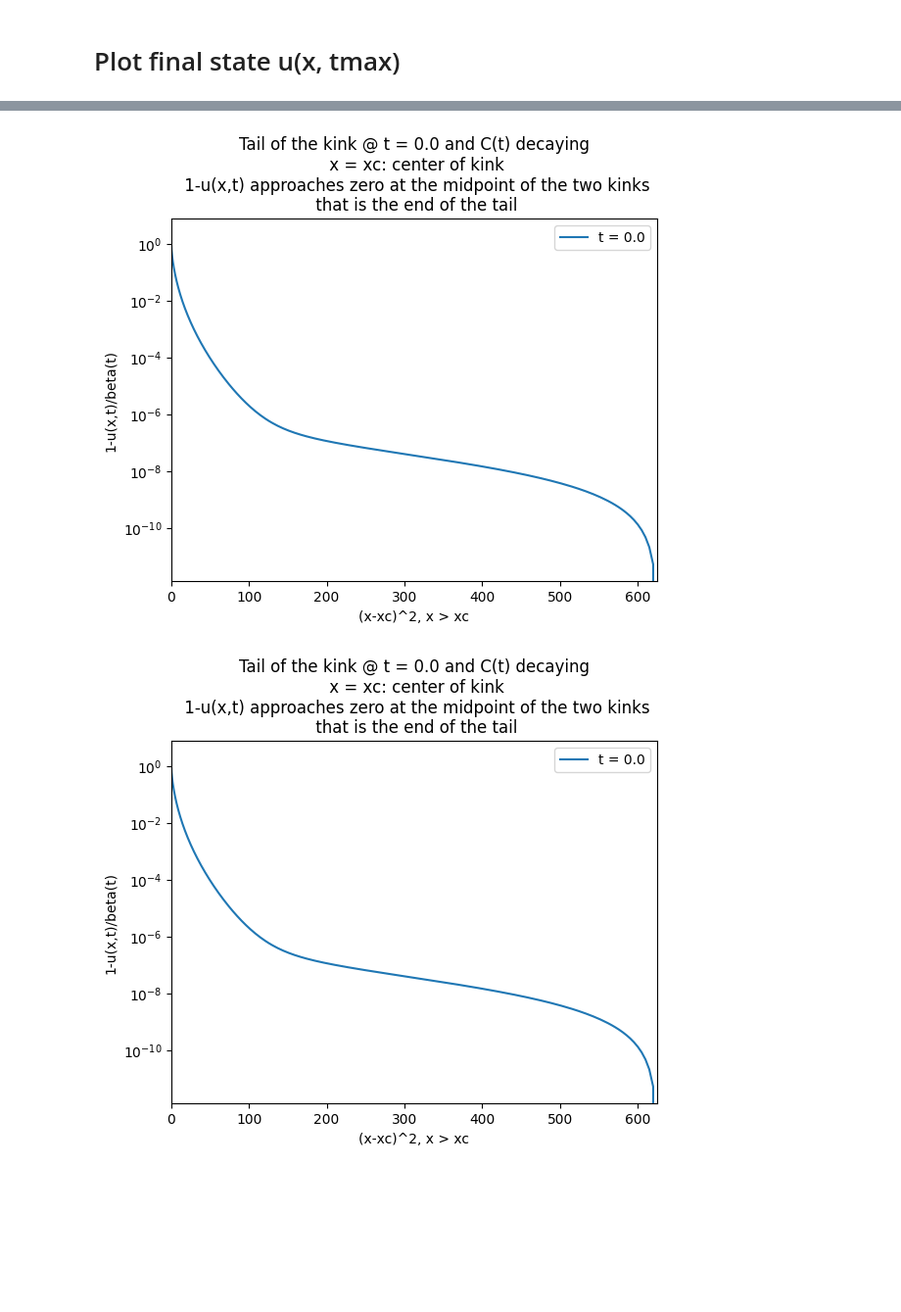
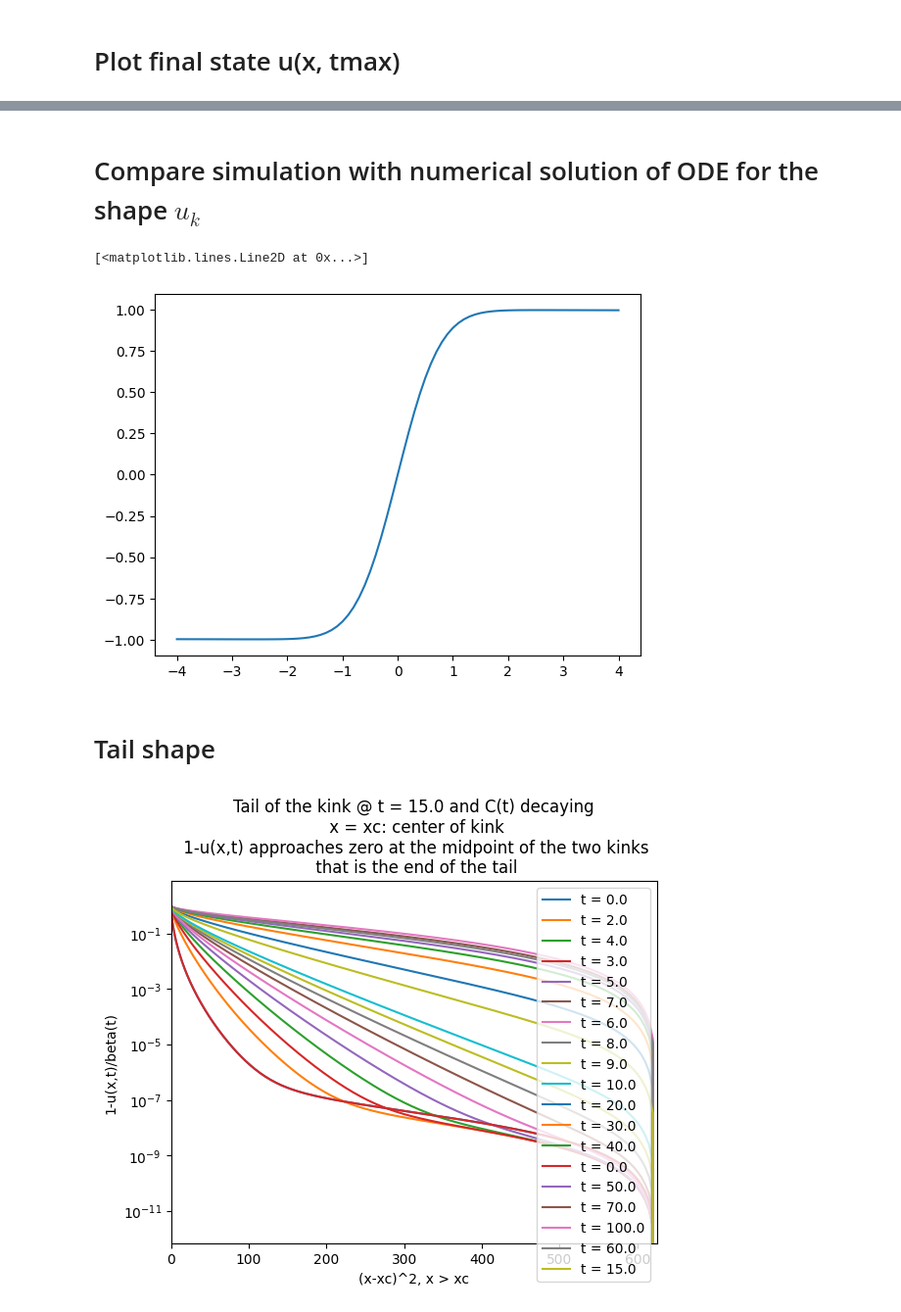
Before and after one commit to suanno/stage2, a Jupyter notebook: codes_tdgl/1D/plot/rapid plot.ipynb, the cells around one changed output, grey strips where cells are left out. Shown at 98% size. Cells and saved outputs as stored; diff of their text form; code cells hidden in the pictures; blank space fills up the shorter version.

Commit message:
Comparison u_k(\chi) from measurement (obtained rescaling x and y with the MEASURED width and height) AND the u_k obtained from NDSolve the ODE with the (\simeq) critical escape velocity

```diff
--- a/codes_tdgl/1D/plot/rapid plot.ipynb
+++ b/codes_tdgl/1D/plot/rapid plot.ipynb
@@ -88,28 +88,48 @@ fig
+# %% [markdown]
+# Compare simulation with numerical solution of ODE for the shape $u_k$
+# %%
+# Read the numerical solution of the ODE
+f = open("../misc/NDSolve u_k ODE a=-2.dat", "r")
+N = 1000000000
+x = np.zeros(N)
+y = np.zeros(N)
+i = 0
+for row in f:
+    a, b = row.split("	")
+    x[i] = float(a)
+    y[i] = float(b)
+    i = i + 1
+
+ax.plot(x[0:i], y[0:i], label = "Mathematica NDSolve")
+# %% [output]
+[<matplotlib.lines.Line2D at 0x...>]
+[figure, added]
+# %% [markdown]
+# Tail shape
 # %%
 # Check kink's tail shape
 
-#fig_, ax_ = plt.subplots()
+fig_, ax_ = plt.subplots()
 ax_.set_xlabel("(x-xc)^2, x > xc")
 ax_.set_ylabel("1-u(x,t)/beta(t)")
 ax_.set_title("Tail of the kink @ t = "+str(state_time)+" and C(t) decaying\n x = xc: center of kink\n 1-u(x,t) approaches zero at the midpoint of the two kinks\n that is the end of the tail")
 
 N = int(N)
 beta = y[N-int(N/4)]
 x2 = np.zeros(N)
 for i in np.arange(0,N):
     x2[i] = np.sign(x[i]-x[int(N/2)])*(x[i]-x[int(N/2)])**2
 
 ax_.plot(x2[0:i-1], (np.ones(N-2)-y[0:i-1]/beta),label="t = " + str(state_time))
 ax_.set_yscale("log")
 
 xc = 0
 width = 3
 plotlenght = 22
 
 ax_.set_xlim((xc)**2,(xc+width+plotlenght)**2)
-ax_.legend()
+ax_.legend(loc="bottom left")
 #plt.ylim(10**(-3),10**(-1))
 fig_
 # %% [output]
-[figure, old version]
+[figure, new version]
-[figure, removed]
```
Also changed, not shown: parts of 5 cells of this notebook, 3 other files.
